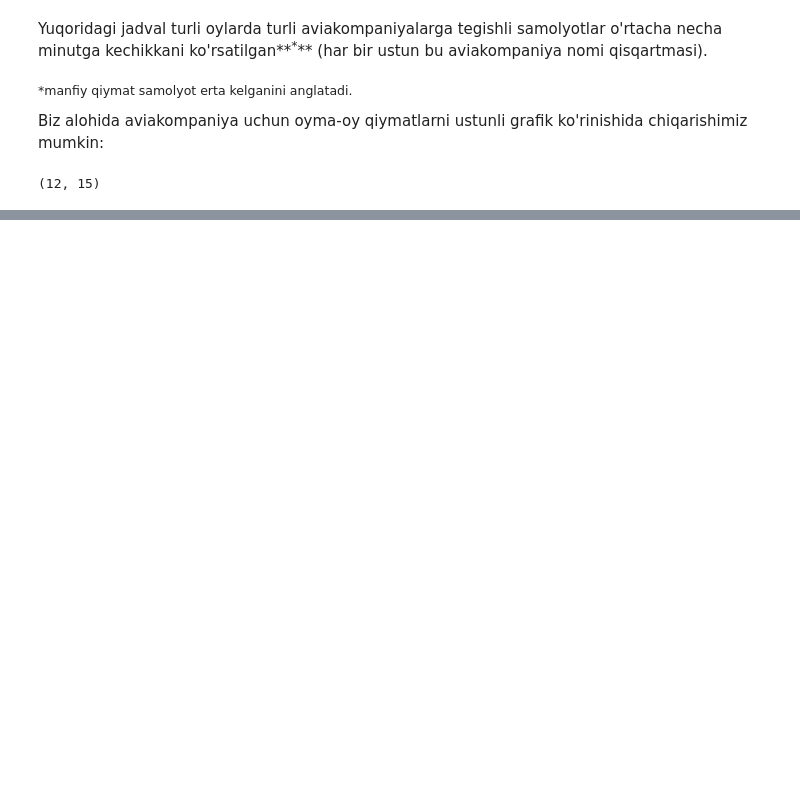
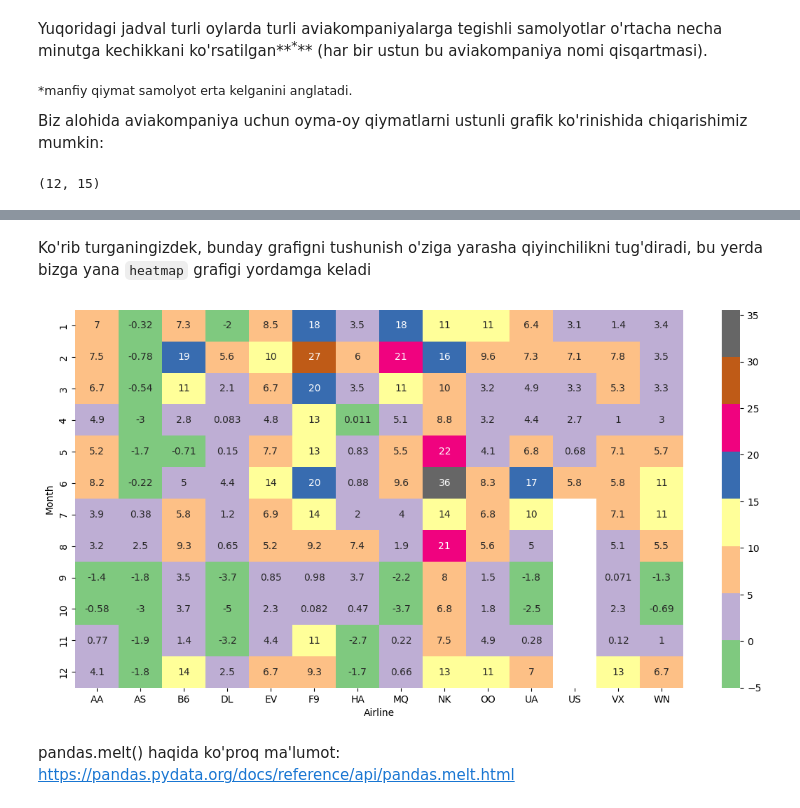
Before and after one commit to lazizrakhmat/DS-Visualization, a Jupyter notebook: 04_VISUAL_AMALIYOT_04_seaborn.ipynb, the cells around one changed output, grey strips where cells are left out. Cells and saved outputs as stored; diff of their text form; code cells hidden in the pictures; blank space fills up the shorter version.

```diff
--- a/04_VISUAL_AMALIYOT_04_seaborn.ipynb
+++ b/04_VISUAL_AMALIYOT_04_seaborn.ipynb
@@ -61,0 +123,11 @@ df.shape
+# %% [markdown]
+Ko'rib turganingizdek, bunday grafigni tushunish o'ziga yarasha qiyinchilikni tug'diradi, bu yerda bizga yana `heatmap` grafigi yordamga keladi
+# %%
+plt.figure(figsize=(14,7))
+sns.heatmap(data=df.set_index('Month'), cmap="Accent", annot=True)
+plt.xlabel("Airline")
+plt.show()
+# %% [output]
+[figure, added]
+# %% [markdown]
+pandas.melt() haqida ko'proq ma'lumot: https://pandas.pydata.org/docs/reference/api/pandas.melt.html
```
Also changed, not shown: parts of 7 cells of this notebook.
